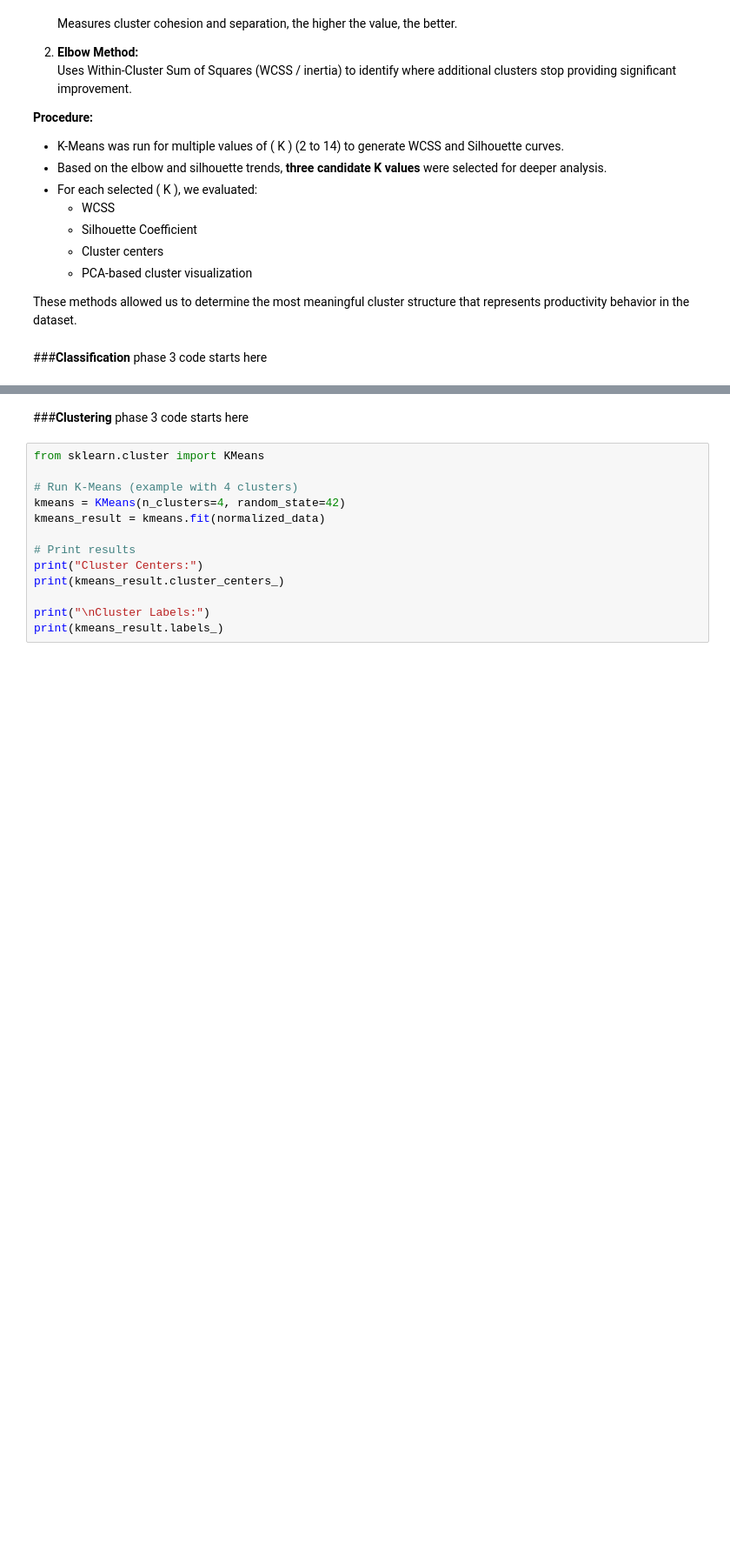
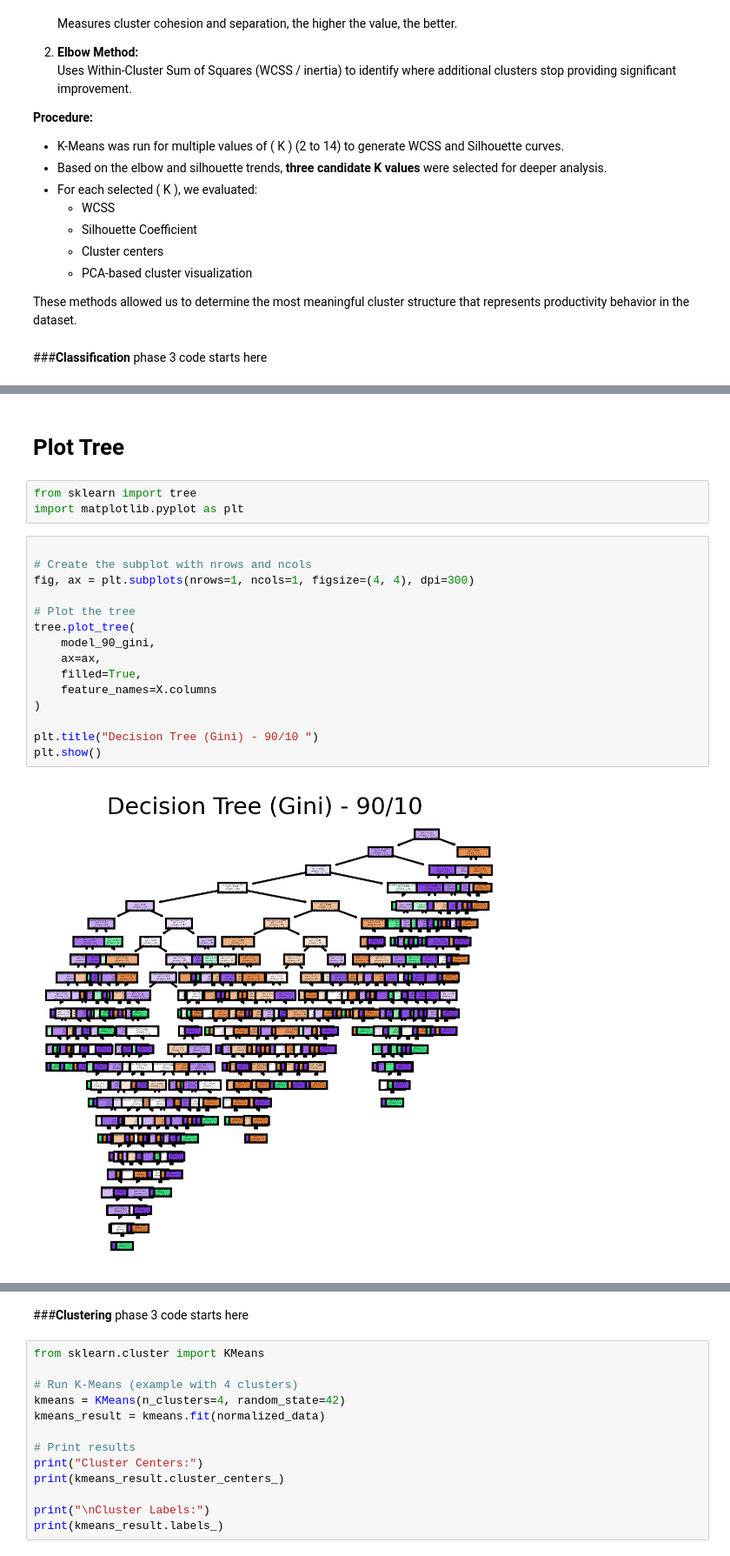
Before and after one commit to Falhebshi/Data-Mining, a Jupyter notebook: Phase3.ipynb, the cells around one changed output, grey strips where cells are left out. Shown at 87% size. Cells and saved outputs as stored; diff of their text form; blank space fills up the shorter version.

```diff
--- a/Phase3.ipynb
+++ b/Phase3.ipynb
@@ -793,0 +834,22 @@ print("Confusion Matrix:\n", cm_70_ent)
+# %% [markdown]
+# Plot Tree
+# %%
+from sklearn import tree
+import matplotlib.pyplot as plt
+# %%
+
+# Create the subplot with nrows and ncols
+fig, ax = plt.subplots(nrows=1, ncols=1, figsize=(4, 4), dpi=300)
+
+# Plot the tree
+tree.plot_tree(
+    model_90_gini,
+    ax=ax,
+    filled=True,
+    feature_names=X.columns
+)
+
+plt.title("Decision Tree (Gini) - 90/10 ")
+plt.show()
+# %% [output]
+[figure, added]
```
Also changed, not shown: parts of 12 cells of this notebook.
